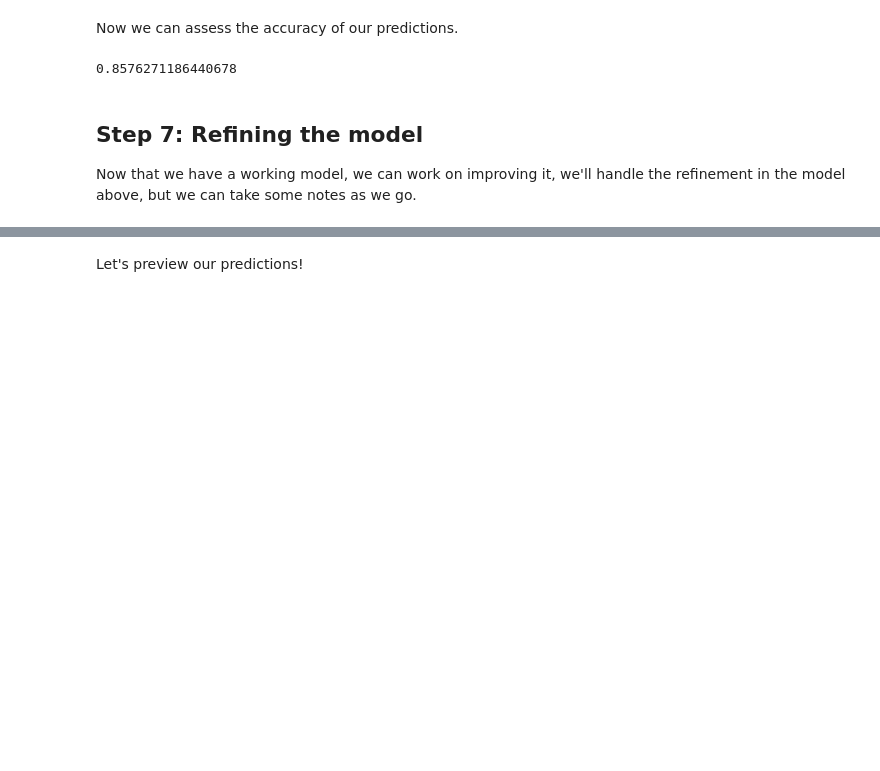
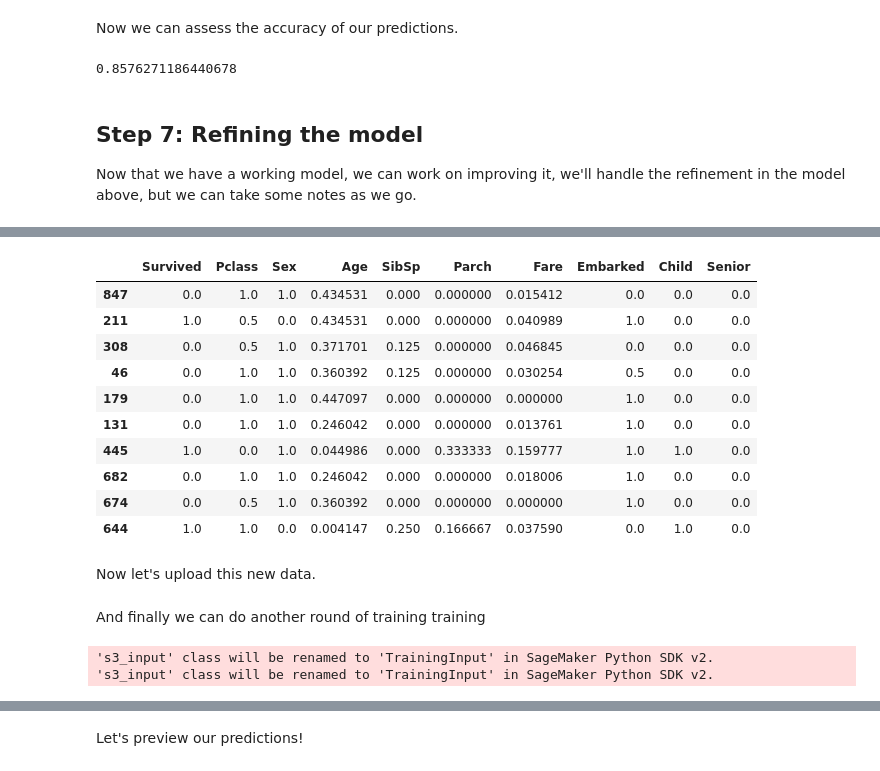
Before and after one commit to typekev/kaggle-titanic, a Jupyter notebook: Kaggle Titanic.ipynb, the cells around one changed output, grey strips where cells are left out. Saved outputs shown, nothing was run; the diff lists cells and outputs as text; code cells hidden in the pictures; blank space fills up the shorter version.

```diff
--- a/Kaggle Titanic.ipynb
+++ b/Kaggle Titanic.ipynb
@@ -398,7 +398,7 @@ prefix = "kaggle-titanic-xgboost"
 test_location = session.upload_data(os.path.join(model_data_dir, "test.csv"), key_prefix=prefix)
 val_location = session.upload_data(os.path.join(model_data_dir, "validation.csv"), key_prefix=prefix)
 val_x_location = session.upload_data(os.path.join(model_data_dir, "validation_x.csv"), key_prefix=prefix)
-complete_test_df = session.upload_data(os.path.join(model_data_dir, "train.csv"), key_prefix=prefix)
+train_location = session.upload_data(os.path.join(model_data_dir, "train.csv"), key_prefix=prefix)
 # %% [markdown]
 Finally, we can start constructing our XGBoost model!
 # %%
@@ -562,0 +564,38 @@ Above, we have our trained predictor, now we can use it to predict our test data
+# %%
+def eng_features(df):
+    '''Returns a given DataFrame with processed features.
+       :param df: A dataframe
+       :return: DataFrame: engineered_df'''
+
+    # we convert the ages 55 and 12 to the proper processed values by referencing the xgboost/train.csv file
+    senior_min_age = 0.49736114601658704
+    child_max_age = 0.17064589092736868
+
+    engineered_df = df.copy()
+    # let's fill in the NaN ages
+    engineered_df["Age"] = engineered_df["Age"].fillna((engineered_df['Age'].mean())).values
+    # now let's create our child and senior features
+    engineered_df["Child"] = [float(age <= child_max_age) for age in engineered_df["Age"].squeeze().values]
+    engineered_df["Senior"] = [float(age >= senior_min_age) for age in engineered_df["Age"].squeeze().values]
+
+    return engineered_df
+# %%
+engineered_train_df = eng_features(complete_train_df)
+engineered_val_df = eng_features(complete_val_df)
+engineered_test_df = eng_features(complete_test_df)
+
+engineered_train_df.head(10)
+# %% [output]
+|  | Survived | Pclass | Sex | Age | SibSp | Parch | Fare | Embarked | Child | Senior |
+| 847 | 0.0 | 1.0 | 1.0 | 0.434531 | 0.000 | 0.000000 | 0.015412 | 0.0 | 0.0 | 0.0 |
+| 211 | 1.0 | 0.5 | 0.0 | 0.434531 | 0.000 | 0.000000 | 0.040989 | 1.0 | 0.0 | 0.0 |
+| 308 | 0.0 | 0.5 | 1.0 | 0.371701 | 0.125 | 0.000000 | 0.046845 | 0.0 | 0.0 | 0.0 |
+| 46 | 0.0 | 1.0 | 1.0 | 0.360392 | 0.125 | 0.000000 | 0.030254 | 0.5 | 0.0 | 0.0 |
+| 179 | 0.0 | 1.0 | 1.0 | 0.447097 | 0.000 | 0.000000 | 0.000000 | 1.0 | 0.0 | 0.0 |
+| 131 | 0.0 | 1.0 | 1.0 | 0.246042 | 0.000 | 0.000000 | 0.013761 | 1.0 | 0.0 | 0.0 |
+| 445 | 1.0 | 0.0 | 1.0 | 0.044986 | 0.000 | 0.333333 | 0.159777 | 1.0 | 1.0 | 0.0 |
+| 682 | 0.0 | 1.0 | 1.0 | 0.246042 | 0.000 | 0.000000 | 0.018006 | 1.0 | 0.0 | 0.0 |
+| 674 | 0.0 | 0.5 | 1.0 | 0.360392 | 0.000 | 0.000000 | 0.000000 | 1.0 | 0.0 | 0.0 |
+| 644 | 1.0 | 1.0 | 0.0 | 0.004147 | 0.250 | 0.166667 | 0.037590 | 0.0 | 1.0 | 0.0 |
+# %% [markdown]
+Now let's upload this new data.
@@ -562,0 +616,8 @@ Above, we have our trained predictor, now we can use it to predict our test data
+# %% [markdown]
+And finally we can do another round of training training
+# %%
+s3_eng_input_train = sagemaker.s3_input(s3_data=eng_train_location, content_type='csv')
+s3_eng_input_validation = sagemaker.s3_input(s3_data=eng_val_location, content_type='csv')
+# %% [output]
+'s3_input' class will be renamed to 'TrainingInput' in SageMaker Python SDK v2.
+'s3_input' class will be renamed to 'TrainingInput' in SageMaker Python SDK v2.
```
Also changed, not shown: parts of 25 cells of this notebook, 7 other files.
